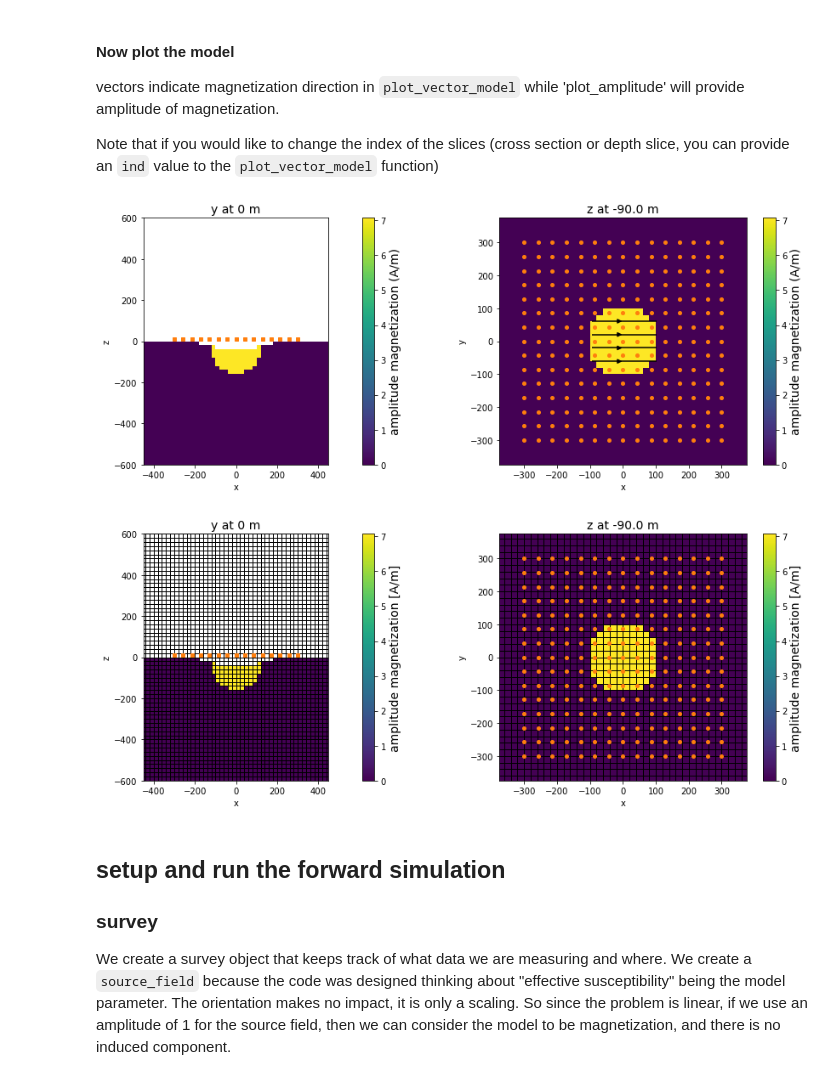
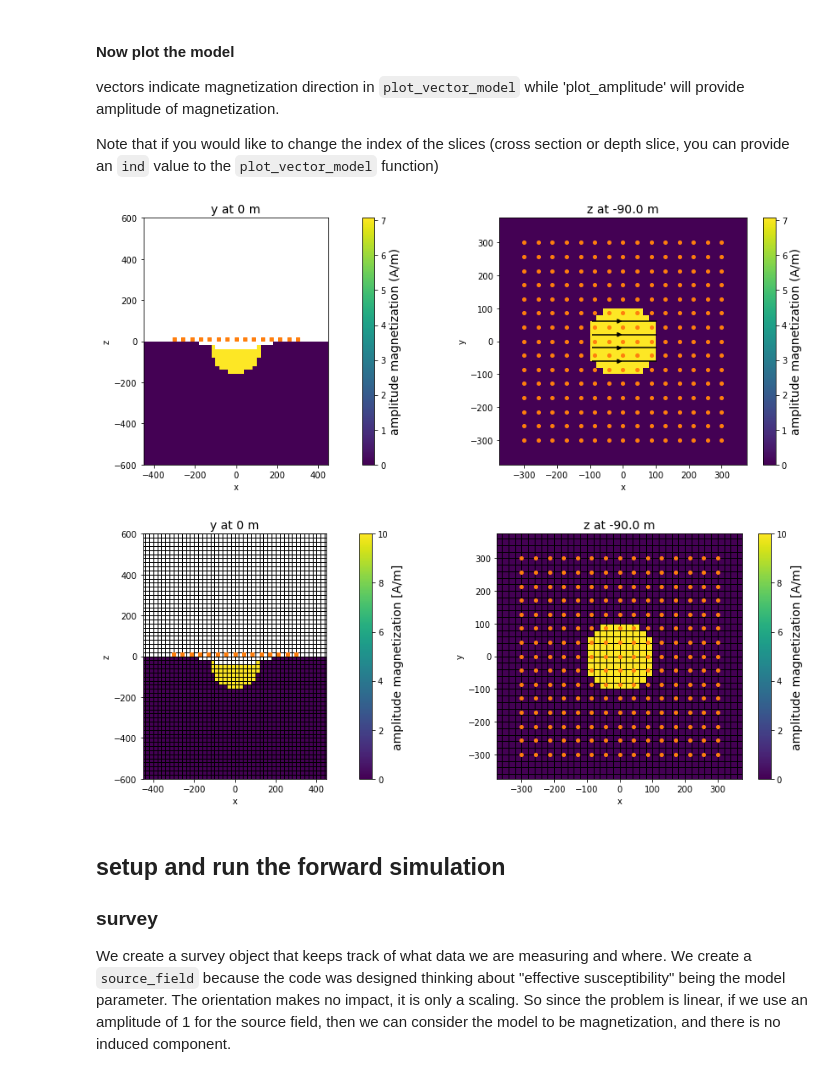
Before and after one commit to AnnaMittelholz/mars-mag-2021, a Jupyter notebook: mvi_CraterScenario.ipynb, the cells around one changed output. Cells and saved outputs as stored; diff of their text form; code cells hidden in the pictures.

```diff
--- a/mvi_CraterScenario.ipynb
+++ b/mvi_CraterScenario.ipynb
@@ -245,20 +245,20 @@ Note that if you would like to change the index of the slices (cross section or
 # %%
 maxval = np.max(np.abs(model))
 zind = 25
 
 fig, ax = plt.subplots(1, 2, figsize=(17, 5), gridspec_kw={'width_ratios': [2, 1]})
 plot_vector_model(mesh, nC, active_cell_map,maxval,model, ax=ax[0],ind=(int(mesh.nCy/2)))
 plot_vector_model(mesh, nC, active_cell_map,maxval,model, ax=ax[1], normal="Z", ind=zind)  # APPEND WITHOUT GRID,plot_grid=False
 plt.tight_layout()
 
-
+maxval = target_magnetization_amplitude
 fig, ax = plt.subplots(1, 2, figsize=(17, 5), gridspec_kw={'width_ratios': [2, 1]})
 plot_amplitude(mesh, nC, active_cell_map,maxval,model, ax=ax[0],ind=(int(mesh.nCy/2)), plot_grid=True)
 plot_amplitude(mesh, nC, active_cell_map,maxval,model, ax=ax[1], normal="Z", ind=zind,plot_grid=True)  # APPEND WITHOUT GRID,plot_grid=False
 plt.tight_layout()
 # %% [output]
 [figure]
-[figure, old version]
+[figure, new version]
 # %% [markdown]
 ## setup and run the forward simulation
 
```
Also changed, not shown: parts of 13 cells of this notebook, 1 other file.
